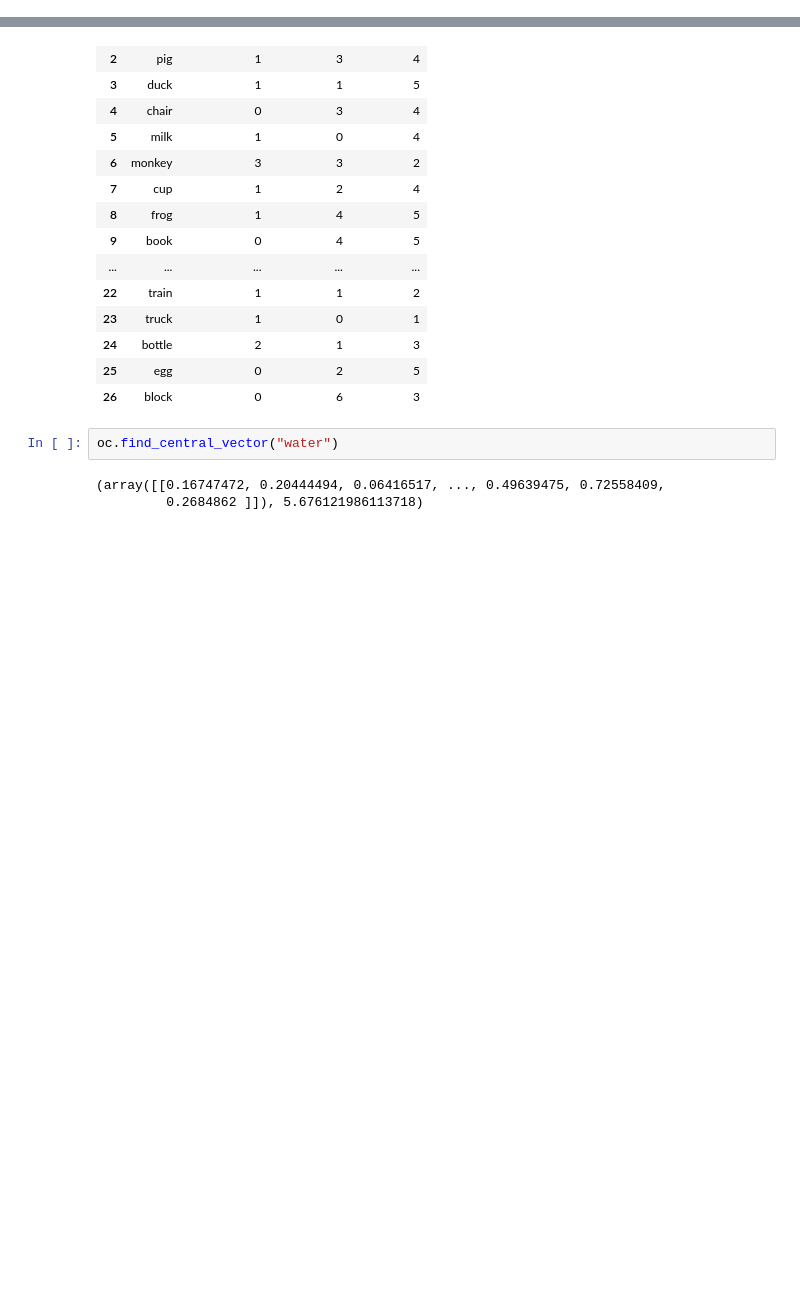
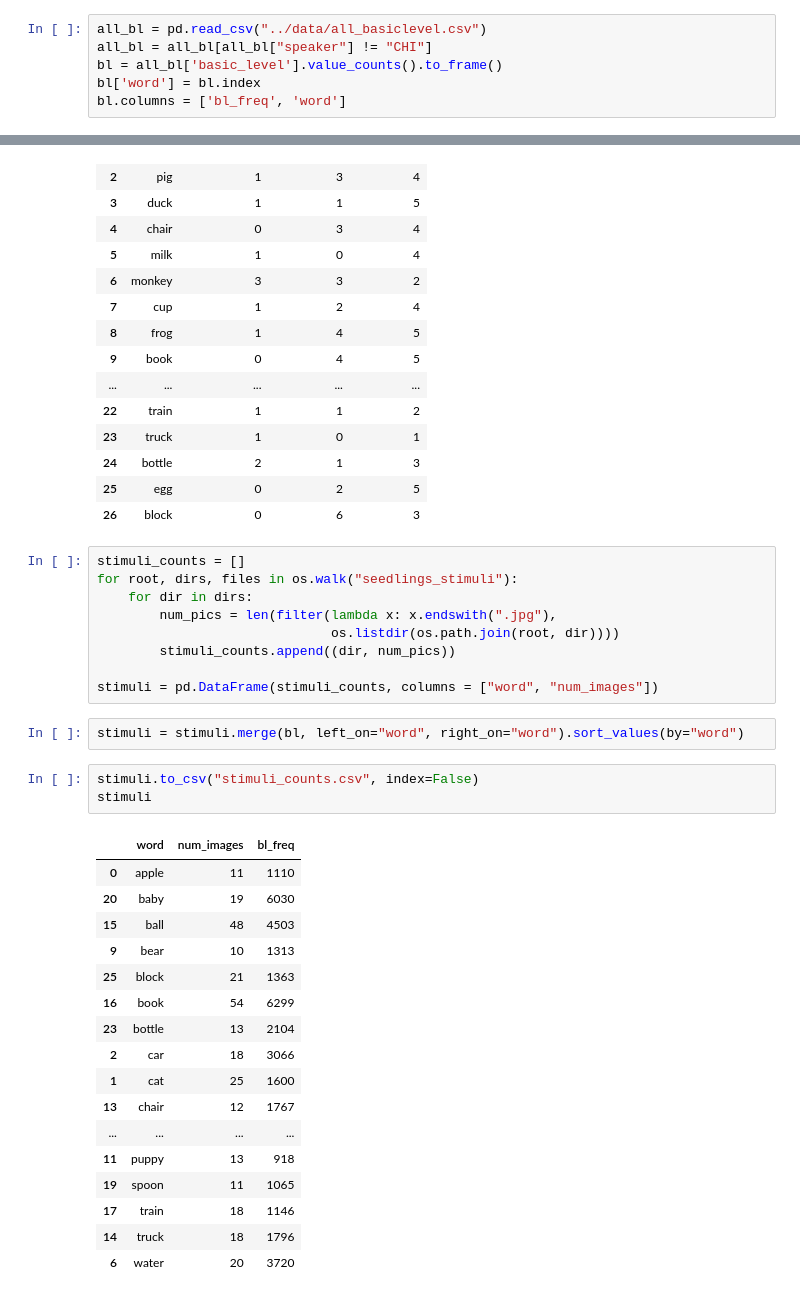
Before and after one commit to BergelsonLab/preserved_structure, a Jupyter notebook: preserved_structure/python/words_and_images.ipynb, the cells around one changed output, grey strips where cells are left out. Cells and saved outputs as stored; diff of their text form; blank space fills up the shorter version.

```diff
--- a/preserved_structure/python/words_and_images.ipynb
+++ b/preserved_structure/python/words_and_images.ipynb
@@ -19,3 +18,9 @@ all_bl = pd.read_csv("../data/all_basiclevel.csv")
+# %%
+all_bl = pd.read_csv("../data/all_basiclevel.csv")
+all_bl = all_bl[all_bl["speaker"] != "CHI"]
+bl = all_bl['basic_level'].value_counts().to_frame()
+bl['word'] = bl.index
+bl.columns = ['bl_freq', 'word']
 # %%
 wordvecs = oc.wordvecs(seedlings_categories, "../../../../object_centrality/data_local/dict_glove_42b_300",
                                              "../../../../object_centrality/data_local/glove_unit_42b_300.npy")
@@ -163,8 +168,35 @@ neighbors
 | 24 | bottle | 2 | 1 | 3 |
 | 25 | egg | 0 | 2 | 5 |
 | 26 | block | 0 | 6 | 3 |
-# %%
-oc.find_central_vector("water")
-# %% [output]
-(array([[0.16747472, 0.20444494, 0.06416517, ..., 0.49639475, 0.72558409,
-         0.2684862 ]]), 5.676121986113718)
+# %%
+stimuli_counts = []
+for root, dirs, files in os.walk("seedlings_stimuli"):
+    for dir in dirs:
+        num_pics = len(filter(lambda x: x.endswith(".jpg"),
+                              os.listdir(os.path.join(root, dir))))
+        stimuli_counts.append((dir, num_pics))
+
+stimuli = pd.DataFrame(stimuli_counts, columns = ["word", "num_images"])
+# %%
+stimuli = stimuli.merge(bl, left_on="word", right_on="word").sort_values(by="word")
+# %%
+stimuli.to_csv("stimuli_counts.csv", index=False)
+stimuli
+# %% [output]
+|  | word | num_images | bl_freq |
+| 0 | apple | 11 | 1110 |
+| 20 | baby | 19 | 6030 |
+| 15 | ball | 48 | 4503 |
+| 9 | bear | 10 | 1313 |
+| 25 | block | 21 | 1363 |
+| 16 | book | 54 | 6299 |
+| 23 | bottle | 13 | 2104 |
+| 2 | car | 18 | 3066 |
+| 1 | cat | 25 | 1600 |
+| 13 | chair | 12 | 1767 |
+| ... | ... | ... | ... |
+| 11 | puppy | 13 | 918 |
+| 19 | spoon | 11 | 1065 |
+| 17 | train | 18 | 1146 |
+| 14 | truck | 18 | 1796 |
+| 6 | water | 20 | 3720 |
```
Also changed, not shown: parts of 2 cells of this notebook, 10 other files.
